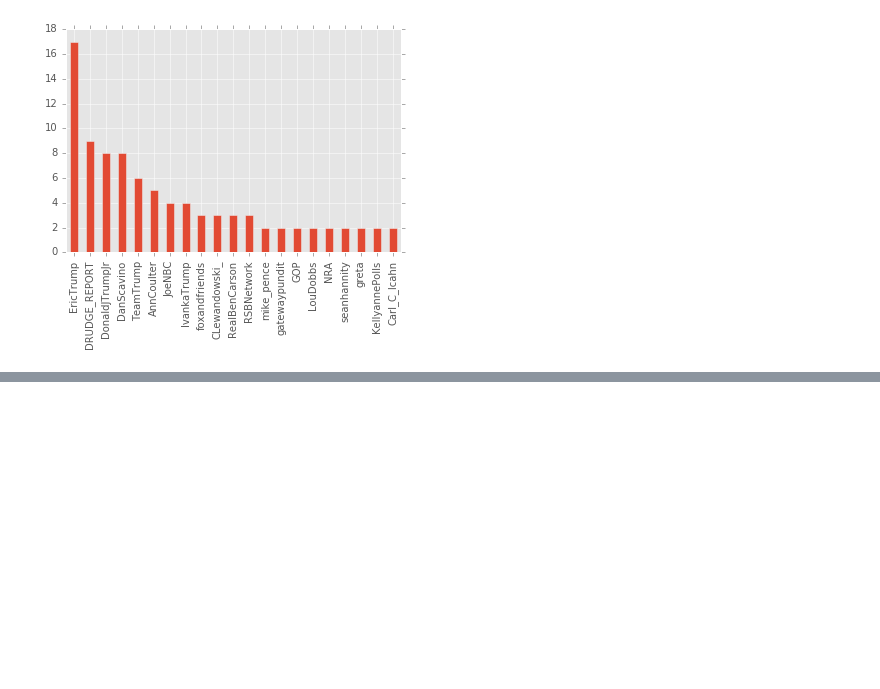
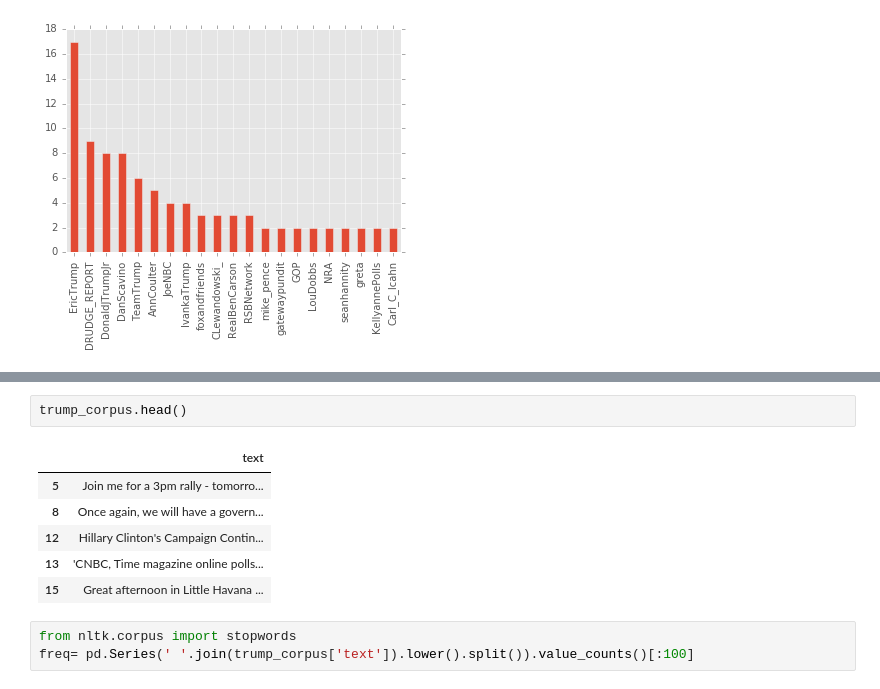
Before and after one commit to RaphaelNash/Data620_Team3, a Jupyter notebook: final_Project/Tweets-TH.ipynb, the cells around one changed output, grey strips where cells are left out. Cells and saved outputs as stored; diff of their text form; blank space fills up the shorter version.

```diff
--- a/final_Project/Tweets-TH.ipynb
+++ b/final_Project/Tweets-TH.ipynb
@@ -31,0 +99,12 @@ trump_oa = trump.groupby('original_author').original_author.filter(lambda x: len
+# %%
+trump_corpus.head()
+# %% [output]
+|  | text |
+| 5 | Join me for a 3pm rally - tomorro... |
+| 8 | Once again, we will have a govern... |
+| 12 | Hillary Clinton's Campaign Contin... |
+| 13 | 'CNBC, Time magazine online polls... |
+| 15 | Great afternoon in Little Havana ... |
+# %%
+from nltk.corpus import stopwords
+freq= pd.Series(' '.join(trump_corpus['text']).lower().split()).value_counts()[:100]
```
Also changed, not shown: parts of 12 cells of this notebook.
